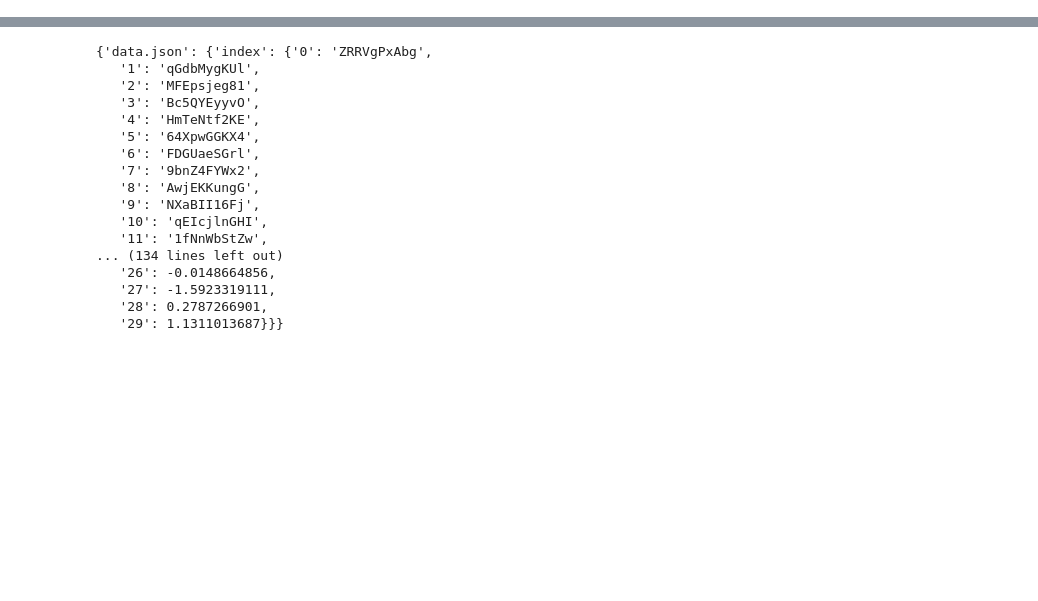
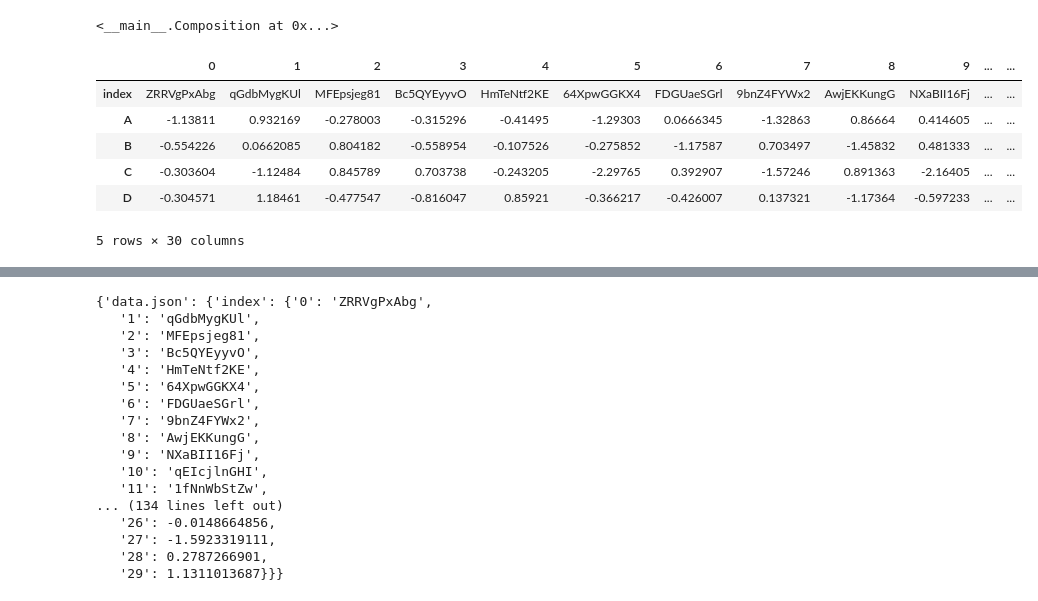
Before and after one commit to deathbeds/ado, a Jupyter notebook: ado.ipynb, the cells around one changed output, grey strips where cells are left out. Saved outputs shown, nothing was run; the diff lists cells and outputs as text; code cells hidden in the pictures; blank space fills up the shorter version.

```diff
--- a/ado.ipynb
+++ b/ado.ipynb
@@ -24,20 +167,27 @@
             if isinstance(object, type(self)): return hash(object) == hash(self)
             return not self.data or self.data == mime(str(object))
 # %%
-    class Pattern(Mime, collections.UserList, str):
+    class Pattern(collections.UserList, Validate):
+        def __init__(self, *args, **kwargs):
+            self.callable = kwargs.pop('callable', None)
+            super().__init__(*args, **kwargs)
         def validate(self, object): return any(fnmatch.fnmatch(str(object), pattern) for pattern in self.data)
+        def __hash__(self): return hash(tuple(self.data))
 # %%
     class Schema(jsonschema.Draft4Validator, Validate):
+        def __init__(self, *args, **kwargs):
+            self.callable = kwargs.pop('callable', None)
+            super().__init__(*args, **kwargs)
+
         @property
         def data(self): return self.schema
         def validate(self, object):
             if isinstance(object, type(self)): return hash(object) == hash(self)
             try: return super().validate(object) or True
             except jsonschema.ValidationError: return False
-        async def __call__(self, object): return object
 
         @classmethod
-        def new(cls, type):
+        def new(cls, type, **kwargs):
             class Model(__import__('pydantic').BaseModel): object: type
             schema = json.loads(Model.schema_json())['properties']['object']
-            return cls(schema.pop('title') and schema)
+            return cls(schema.pop('title') and schema, **kwargs)
@@ -198,0 +204,36 @@
+# %%
+    ado = Composition()
+    JSON = Mime('application/json', callable=ado.json)
+    Web = Pattern(['http://*', 'https://*'], callable=ado.json)
+    ado + [Path, ado.text, str]
+    ado + [Path, JSON, dict, 'IPython.display.JSON'] + [JSON, list, 'IPython.display.JSON']+ [JSON, int]
+    ado + [collections.UserString, Web, dict] + [Web, list] + [Web, float] + [Web, int]
+    ado + [collections.UserString, Mime('application/json', callable=ado.text), str]
+    ado + [dict, 'pandas.Series', series_to_frame, 'pandas.DataFrame']
+    ado + [list, Schema.new(typing.List[typing.Union[int, None, float, str]], callable=Forward['pandas.Series']), 'pandas.Series']
+    ado + [list, Schema.new(typing.List[typing.Union[list, dict]], callable=Forward['pandas.DataFrame']), 'pandas.DataFrame', 'pandas.DataFrame.transpose']
+    ado + [dict, Schema.new(typing.Dict[str, list], callable=partial(networkx.from_dict_of_lists, create_using=networkx.DiGraph)), networkx.DiGraph]
+    ado + [dict, Schema.new(typing.Dict[str, dict], callable=partial(networkx.from_dict_of_dicts, create_using=networkx.DiGraph)), networkx.DiGraph]
+    ado + [dict, Schema.new(typing.Dict[str, list], callable=networkx.from_dict_of_lists), networkx.Graph]
+    ado + [dict, Schema.new(typing.Dict[str, dict], callable=networkx.from_dict_of_dicts), networkx.Graph]
+    ado + [collections.UserString, str, yaml, dict]
+    ado + [collections.UserString, str, yaml, list]
+    ado + [collections.UserString, str, yaml, float]
+    ado + [collections.UserString, str, yaml, int]
+    ado + [collections.UserString, yaml, str]
+    ado + [Path, Mime('application/x-yaml', callable=compose(collections.UserString, ado.text)), str]
+    ado + [networkx.DiGraph, networkx.to_edgelist, networkx.classes.reportviews.OutEdgeDataView, list]
+    ado + [networkx.DiGraph, networkx.nx_pydot.to_pydot, 'pydot.Dot', 'graphviz.Source', Forward['graphviz.Source._repr_svg_'], str]
+    ado + [networkx.Graph, networkx.nx_pydot.to_pydot, 'pydot.Dot', 'graphviz.Source', Forward['graphviz.Source._repr_svg_'], str]
+# %% [output]
+<__main__.Composition at 0x...>
+# %%
+    first(await ado(pandas.DataFrame, 'data.json', keys=False))
+# %% [output]
+|  | 0 | 1 | 2 | 3 | 4 | 5 | 6 | 7 | 8 | 9 | ... | ... |
+| index | ZRRVgPxAbg | qGdbMygKUl | MFEpsjeg81 | Bc5QYEyyvO | HmTeNtf2KE | 64XpwGGKX4 | FDGUaeSGrl | 9bnZ4FYWx2 | AwjEKKungG | NXaBII16Fj | ... | ... |
+| A | -1.13811 | 0.932169 | -0.278003 | -0.315296 | -0.41495 | -1.29303 | 0.0666345 | -1.32863 | 0.86664 | 0.414605 | ... | ... |
+| B | -0.554226 | 0.0662085 | 0.804182 | -0.558954 | -0.107526 | -0.275852 | -1.17587 | 0.703497 | -1.45832 | 0.481333 | ... | ... |
+| C | -0.303604 | -1.12484 | 0.845789 | 0.703738 | -0.243205 | -2.29765 | 0.392907 | -1.57246 | 0.891363 | -2.16405 | ... | ... |
+| D | -0.304571 | 1.18461 | -0.477547 | -0.816047 | 0.85921 | -0.366217 | -0.426007 | 0.137321 | -1.17364 | -0.597233 | ... | ... |
+5 rows × 30 columns
```
Also changed, not shown: parts of 43 cells of this notebook.
